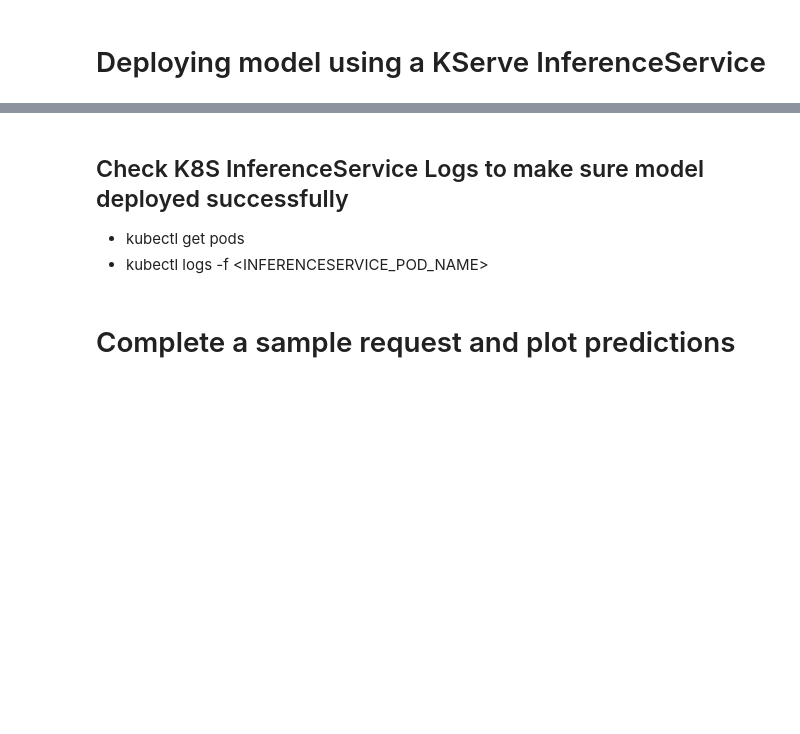
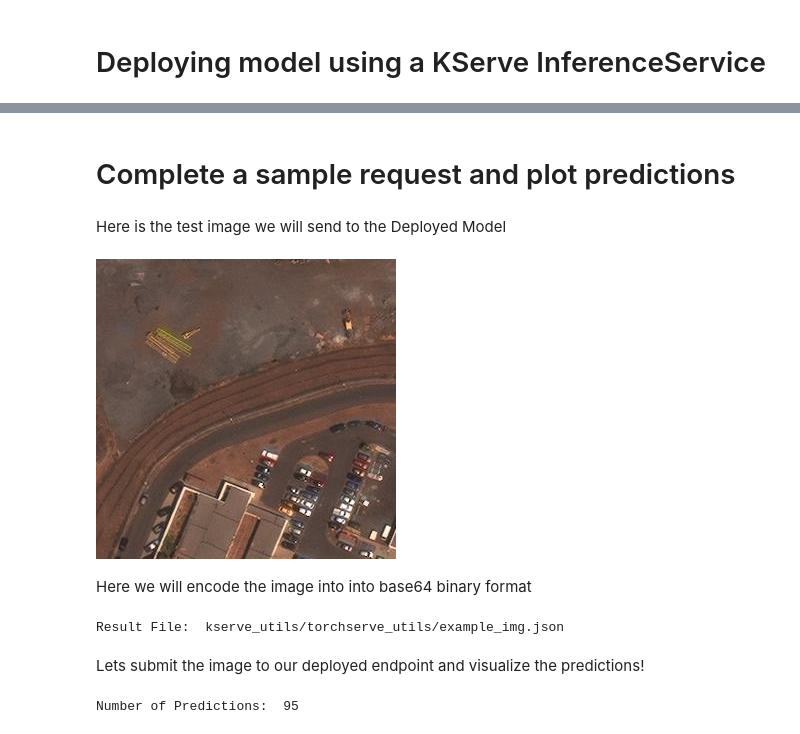
Before and after one commit to interactivetech/e2e_blogposts, a Jupyter notebook: ngc_blog/E2E-Part-5_Deployment_Kserve.ipynb, the cells around one changed output, grey strips where cells are left out. Drawn from its saved outputs; the diff is of its cells as text; code cells hidden in the pictures; blank space fills up the shorter version.

```diff
--- a/ngc_blog/E2E-Part-5_Deployment_Kserve.ipynb
+++ b/ngc_blog/E2E-Part-5_Deployment_Kserve.ipynb
@@ -200,7 +257,2 @@ To create the Pod, run the command: `kubectl apply -f k8s_files/torch-kserve-pvc
-# %% [markdown]
-## Check K8S InferenceService Logs to make sure model deployed successfully
-
-* kubectl get pods
-* kubectl logs -f <INFERENCESERVICE_POD_NAME>
 # %% [markdown]
 # Complete a sample request and plot predictions
@@ -206,0 +266,44 @@ To create the Pod, run the command: `kubectl apply -f k8s_files/torch-kserve-pvc
+# %%
+filename='kserve_utils/torchserve_utils/example_img.jpg'
+im = Image.open(filename)
+# %% [markdown]
+Here is the test image we will send to the Deployed Model
+# %%
+im
+# %% [output]
+[figure, added]
+# %% [markdown]
+Here we will encode the image into into base64 binary format
+# %%
+image = open(filename, 'rb')  # open binary file in read mode
+image_read = image.read()
+image_64_encode = base64.b64encode(image_read)
+bytes_array = image_64_encode.decode('utf-8')
+request = {
+  "instances": [
+    {
+      "data": bytes_array
+    }
+  ]
+}
+result_file = "{filename}.{ext}".format(filename=str(filename).split(".")[0], ext="json")
+print("Result File: ",result_file)
+with open(result_file, 'w') as outfile:
+    json.dump(request, outfile, indent=4, sort_keys=True)
+# %% [output]
+Result File:  kserve_utils/torchserve_utils/example_img.json
+# %% [markdown]
+Lets submit the image to our deployed endpoint and visualize the predictions!
+# %%
+headers = {
+    "Host": "torchserve.default.example.com"
+}
+
+data = open(result_file)
+response = requests.post('http://localhost:8080/v1/models/xview-fasterrcnn:predict', headers=headers, data=data)
+
+resp = json.loads(response.content)
+
+print("Number of Predictions: ", len(resp['predictions'][0]))
+# %% [output]
+Number of Predictions:  95
```
Also changed, not shown: parts of 11 cells of this notebook, 1 other file.
